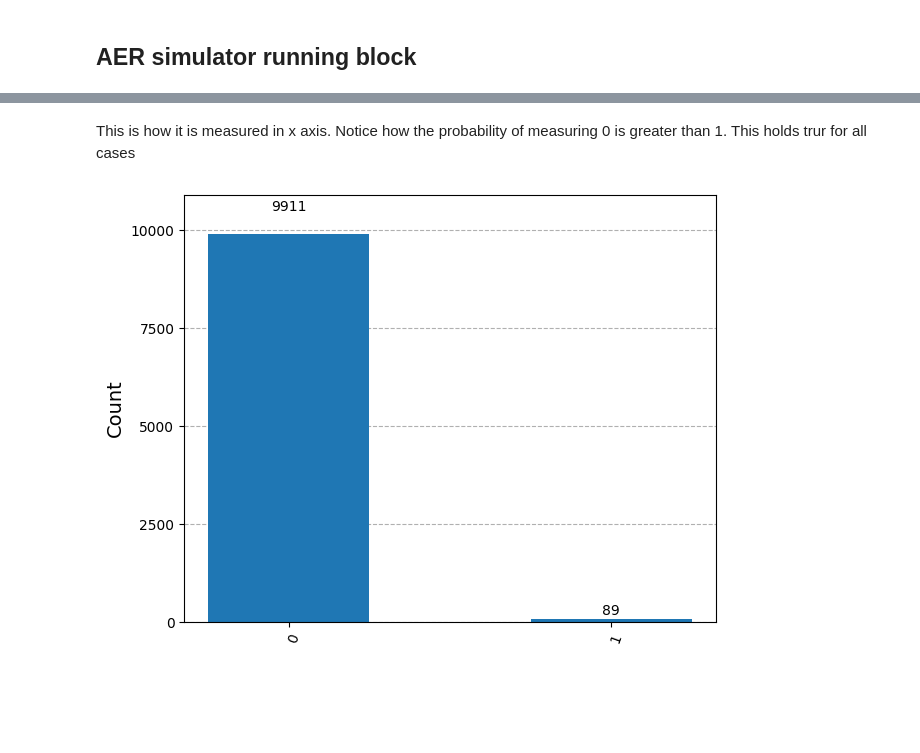
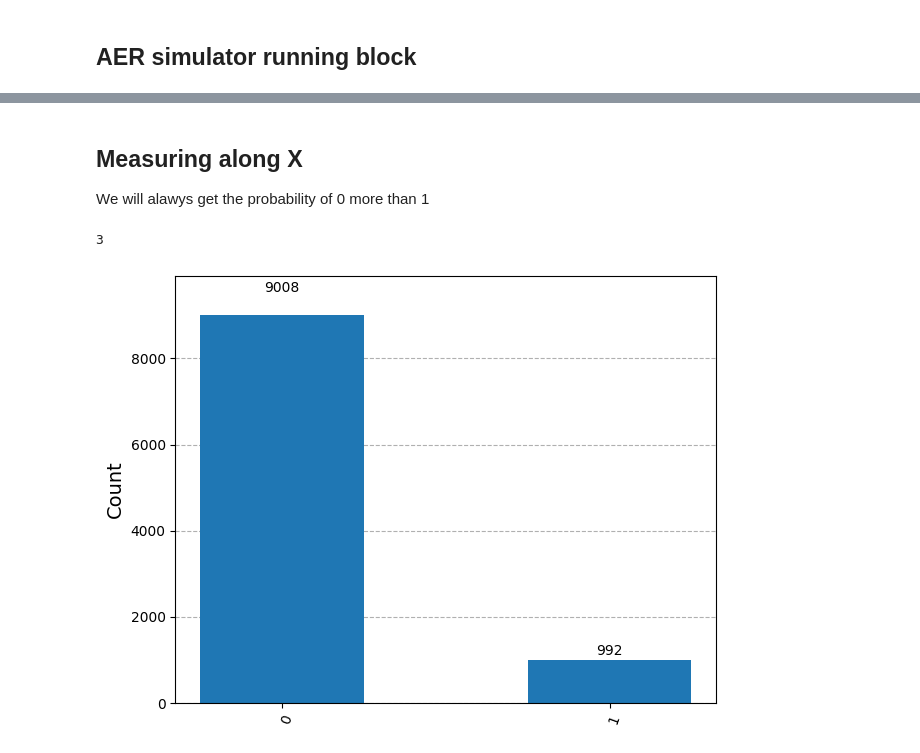
Before and after one commit to Lone-Wolf07/Qubit-Measurment, a Jupyter notebook: Measuring_in_Yaxis.ipynb, the cells around one changed output, grey strips where cells are left out. Saved outputs shown, nothing was run; the diff lists cells and outputs as text; code cells hidden in the pictures; blank space fills up the shorter version.

```diff
--- a/Measuring_in_Yaxis.ipynb
+++ b/Measuring_in_Yaxis.ipynb
@@ -64,8 +61,11 @@ run_and_plot(qc,10000)
-# %% [markdown]
-This is how it is measured in x axis. Notice how the probability of measuring 0 is greater than 1. This holds trur for all cases
-# %%
-qc = qc_intialize_single(0.4)
-x_measurement(qc)
-run_and_plot(qc,10000)
-# %% [output]
-[figure, removed]
+# %% [markdown]
+## Measuring along X
+
+We will alawys get the probability of 0 more than 1
+# %%
+qc = qc_intialize_single(random.random())
+x_measurement(qc)
+run_and_plot(qc,10000)
+# %% [output]
+3
+[figure, added]
```
Also changed, not shown: parts of 11 cells of this notebook.
